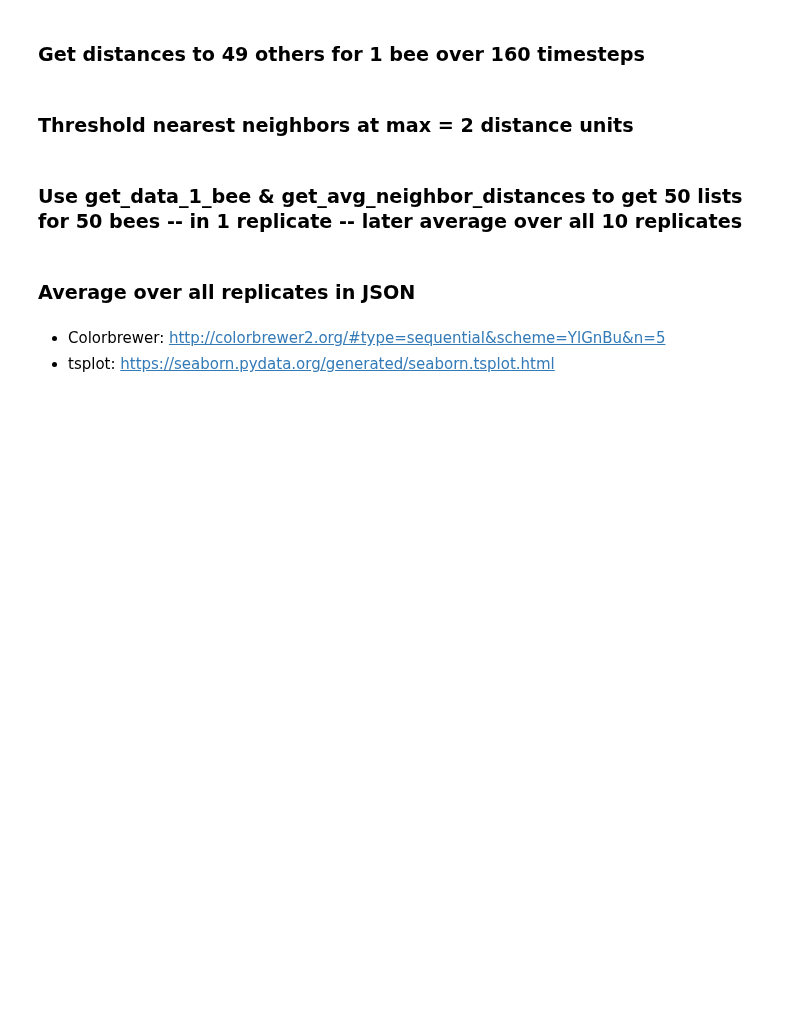
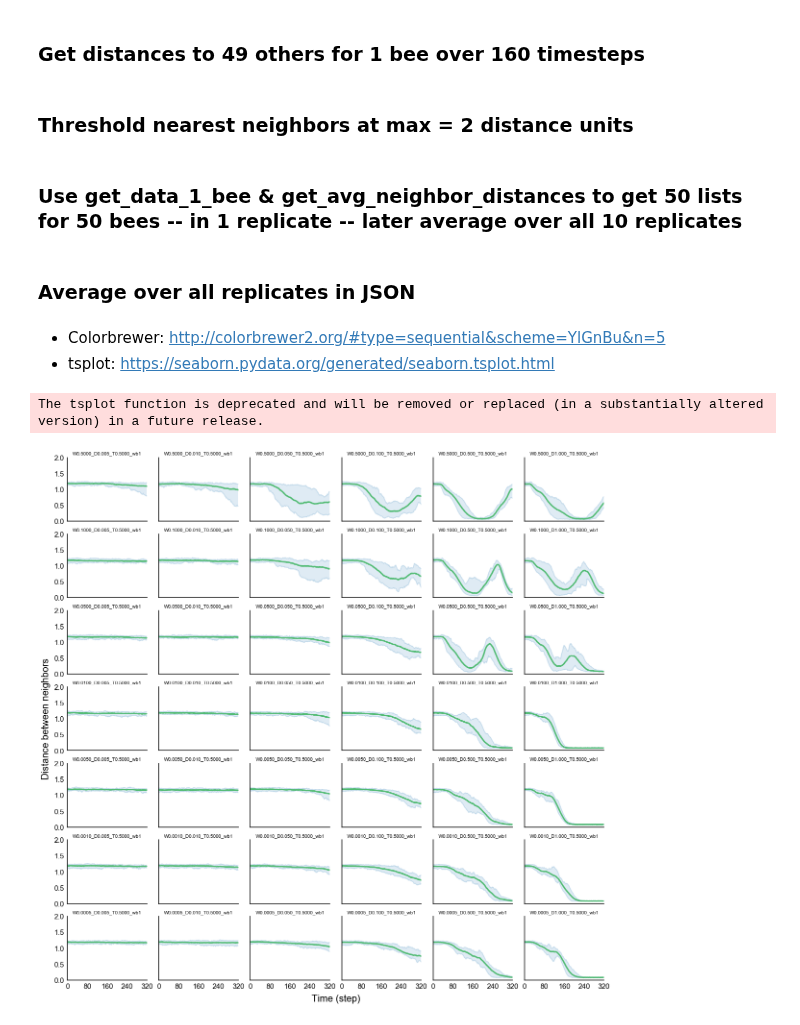
Before and after one commit to dieumynguyen/bee_communication, a Jupyter notebook: step3_get_distance_bw_workers/plot_distance_from_others.ipynb, the cells around one changed output. Saved outputs shown, nothing was run; the diff lists cells and outputs as text; code cells hidden in the pictures; blank space fills up the shorter version.

```diff
--- a/step3_get_distance_bw_workers/plot_distance_from_others.ipynb
+++ b/step3_get_distance_bw_workers/plot_distance_from_others.ipynb
@@ -131,40 +155,74 @@ def avg_all_replicates(data_json):
+# %%
+# Standardize filenames
+path = '/Users/dieumynguyen/Desktop/Projects/bee_communication/step3_get_distance_bw_workers/distance_bw_workers'
+files = os.listdir(path)
+for file in files:
+    os.rename(os.path.join(path, file), os.path.join(path, standardize_filenames(file)))
+
+# Get list of files in correct order
+# Insert T value. Later make a loop to go through all T's.
+reps_list = list(map(lambda x : x.split("/")[-1], glob2.glob("distance_bw_workers/*T0.5*.json")))
+reps_list = reps_list[::-1]
+updated_reps_list = sorted(reps_list, key = lambda x: (x.split("_")[1], x[2]))[::-1]
+# updated_reps_list
 # %%
-def plot_me(json_name):
+# Start plotting!
+fig, axes = plt.subplots(7, 6, sharex=True, sharey=True, figsize=(20,20))
 
-    with open("distance_bw_workers/{}".format(json_name), "r") as f:
-        json_data = json.load(f)
-
-    bee_data = avg_all_replicates(json_data)
-
-    fig, ax = plt.subplots(1, figsize=(8, 5))
+# Plot subplots
+for j, ax in enumerate(axes.flatten()):
+    with open("distance_bw_workers/" + updated_reps_list[j], "r") as f:
+        data = json.load(f)
+    bee_data = avg_all_replicates(data)
+    # fig, ax = plt.subplots(1, figsize=(8, 5))
     sns.set(font_scale = 1.5)
-    sns.set_style("whitegrid", {'axes.grid' : False, 'text.color': '#535956',
-                                'axes.labelcolor': '#535956',
-                                'xtick.color': '#535956',
-                                'ytick.color': '#535956',
+    sns.set_style("whitegrid", {'axes.grid' : False, 'text.color': '#000000',
+                                'axes.labelcolor': '#000000',
+                                'xtick.color': '#000000',
+                                'ytick.color': '#000000',
                                 'axes.linewidth': 1.5,
-                               'axes.edgecolor': '#535956'})
+                               'axes.edgecolor': '#000000'})
 
     ax.spines['right'].set_visible(False)
     ax.spines['top'].set_visible(False)
 
     # Setup minmax bounds
     ax.plot(bee_data["min"], color='#2c7fb8', alpha=0.2)
     ax.plot(bee_data["max"], color='#2c7fb8', alpha=0.2)
 
     # Fill between minmax bounds
     ax.fill_between([i for i in range(len(bee_data["min"]))], bee_data["min"], bee_data["max"],
                     where = bee_data["max"] >= bee_data["min"], facecolor='#2c7fb8', alpha=0.15, interpolate=True)
 
     # Average with stds 68 and 95
     g = sns.tsplot(data=bee_data["all"], estimator=np.mean, color="#2eaf53", alpha=0.8, ci=[68, 95], ax=ax, err_kws={"color" : "#a1dab4", "alpha" : 0.})
     g.lines[2].set_linewidth(3)
     g.set(ylim=(0,2))
 
-    processed_fname = json_name[:-5]
+    processed_fname = f.name[26:-5]
 
-    ax.set(xlabel='Time (step)', ylabel='Distance')
-    plt.title("Distance between workers over time \n ({})".format(processed_fname))
-    plt.savefig('/Users/dieumynguyen/Desktop/Projects/bee_communication/figures/distance_bw_workers/{}.pdf'.format(processed_fname))
+    ax.xaxis.set_major_locator(plt.MaxNLocator(5))
+    ax.yaxis.set_major_locator(plt.MaxNLocator(4))
 
-    plt.close()
+    plt.xlim(0, 320)
+    plt.ylim(0, 2)
+
+    # ax.set(xlabel='Time (step)', ylabel='Distance between neighbors')
+    ax.set_title("{}".format(processed_fname), fontsize=10)
+
+ax = fig.add_subplot(111, frameon=False)
+ax.set_xticks([])
+ax.set_yticks([])
+ax.set_xlabel('Time (step)', labelpad=30, fontsize=20) # Use argument `labelpad` to move label downwards.
+ax.set_ylabel('Distance between neighbors', labelpad=35, fontsize=20)
+
+fig.subplots_adjust(wspace=0.15, hspace=0.2)
+
+# Save figure as a single pdf
+plt.savefig("/Users/dieumynguyen/Desktop/Projects/bee_communication/figures/distance_bw_workers/Threshold0.5_DistanceBwNeighbors.pdf", transparent=True)
+
+
+plt.show()
+# %% [output]
+The tsplot function is deprecated and will be removed or replaced (in a substantially altered version) in a future release.
+[figure, added]
```
Also changed, not shown: parts of 2 cells of this notebook, 22 other files.
